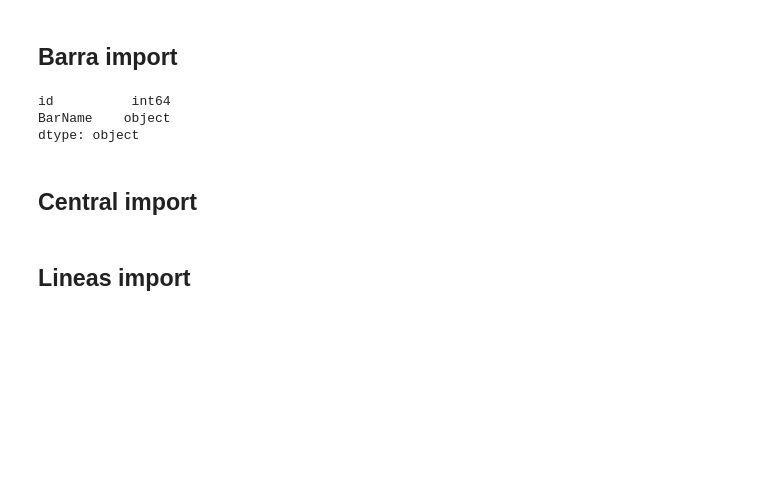
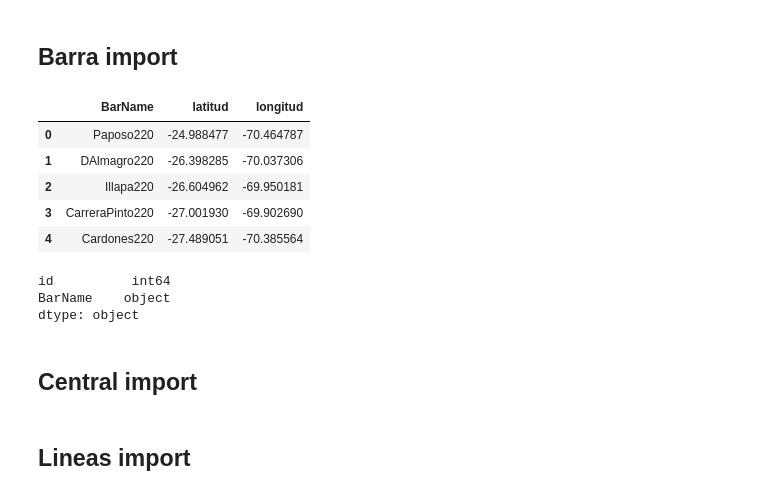
Before and after one commit to NicoBrandstetterr/patosProyect, a Jupyter notebook: Datacreatorplp20230104.ipynb, the cells around one changed output. Saved outputs shown, nothing was run; the diff lists cells and outputs as text; code cells hidden in the pictures; blank space fills up the shorter version.

```diff
--- a/Datacreatorplp20230104.ipynb
+++ b/Datacreatorplp20230104.ipynb
@@ -96,6 +72,15 @@ ubibar['LATITUD']=ubibar['LATITUD'].apply(lambda x:x.replace(',','.')).apply(flo
 ubibar['LONGITUD']=ubibar['LONGITUD'].apply(lambda x:x.replace(',','.')).apply(float)
 ubibar.columns=["BarName","latitud","longitud"]
 ubibar['BarName']=ubibar['BarName'].str.replace(" ","")
+# %%
+ubibar.head()
+# %% [output]
+|  | BarName | latitud | longitud |
+| 0 | Paposo220 | -24.988477 | -70.464787 |
+| 1 | DAlmagro220 | -26.398285 | -70.037306 |
+| 2 | Illapa220 | -26.604962 | -69.950181 |
+| 3 | CarreraPinto220 | -27.001930 | -69.902690 |
+| 4 | Cardones220 | -27.489051 | -70.385564 |
 # %%
 print(indexbus.dtypes)
 # %% [output]
```
Also changed, not shown: parts of 3 cells of this notebook, 2 other files.
